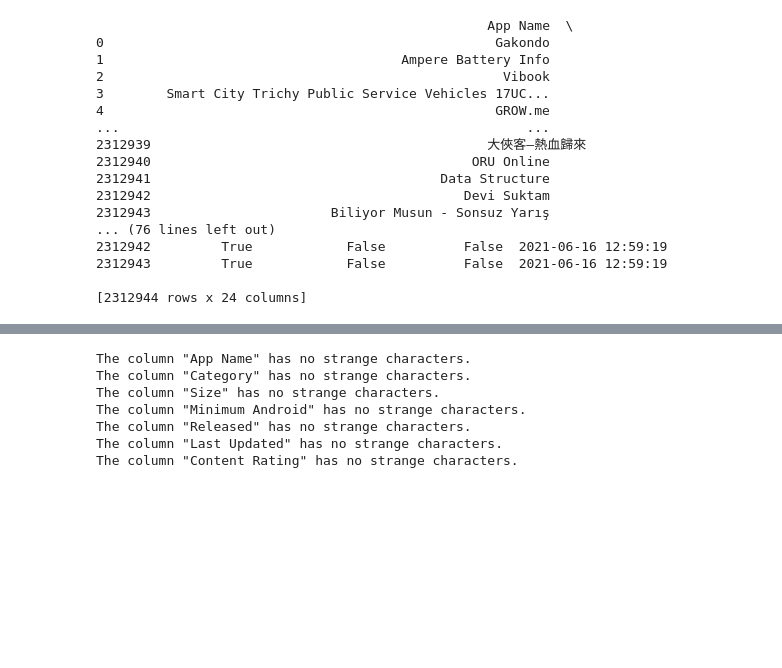
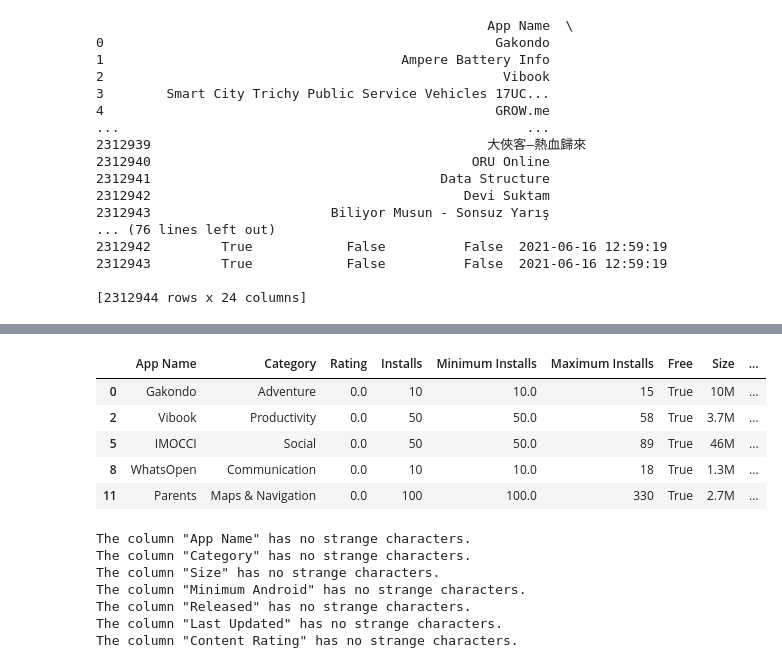
Before and after one commit to maria-clavijo/project_playstore_apps, a Jupyter notebook: notebooks/DataClean.ipynb, the cells around one changed output, grey strips where cells are left out. Saved outputs shown, nothing was run; the diff lists cells and outputs as text; code cells hidden in the pictures; blank space fills up the shorter version.

```diff
--- a/notebooks/DataClean.ipynb
+++ b/notebooks/DataClean.ipynb
@@ -113,0 +111,5 @@ El número máximo en la columna 'Installs' es: 10000000000
+# %%
+if data2['Installs'].dtype == 'object':
+    data2['Installs'] = data2['Installs'].str.replace(',', '').str.extract('(\d+)').astype(float)
+data2['Installs'].fillna(0, inplace=True)
+data2['Installs'] = data2['Installs'].astype(int)
@@ -114 +186,11 @@ El número máximo en la columna 'Installs' es: 10000000000
+# %%
+data3 = data2[data2['App Name'].str.match(r'^[a-zA-Z0-9]+$')]
+data3.head()
+# %% [output]
+|  | App Name | Category | Rating | Installs | Minimum Installs | Maximum Installs | Free | Size | ... |
+| 0 | Gakondo | Adventure | 0.0 | 10 | 10.0 | 15 | True | 10M | ... |
+| 2 | Vibook | Productivity | 0.0 | 50 | 50.0 | 58 | True | 3.7M | ... |
+| 5 | IMOCCI | Social | 0.0 | 50 | 50.0 | 89 | True | 46M | ... |
+| 8 | WhatsOpen | Communication | 0.0 | 10 | 10.0 | 18 | True | 1.3M | ... |
+| 11 | Parents | Maps & Navigation | 0.0 | 100 | 100.0 | 330 | True | 2.7M | ... |
 # %%
```
Also changed, not shown: parts of 27 cells of this notebook.
